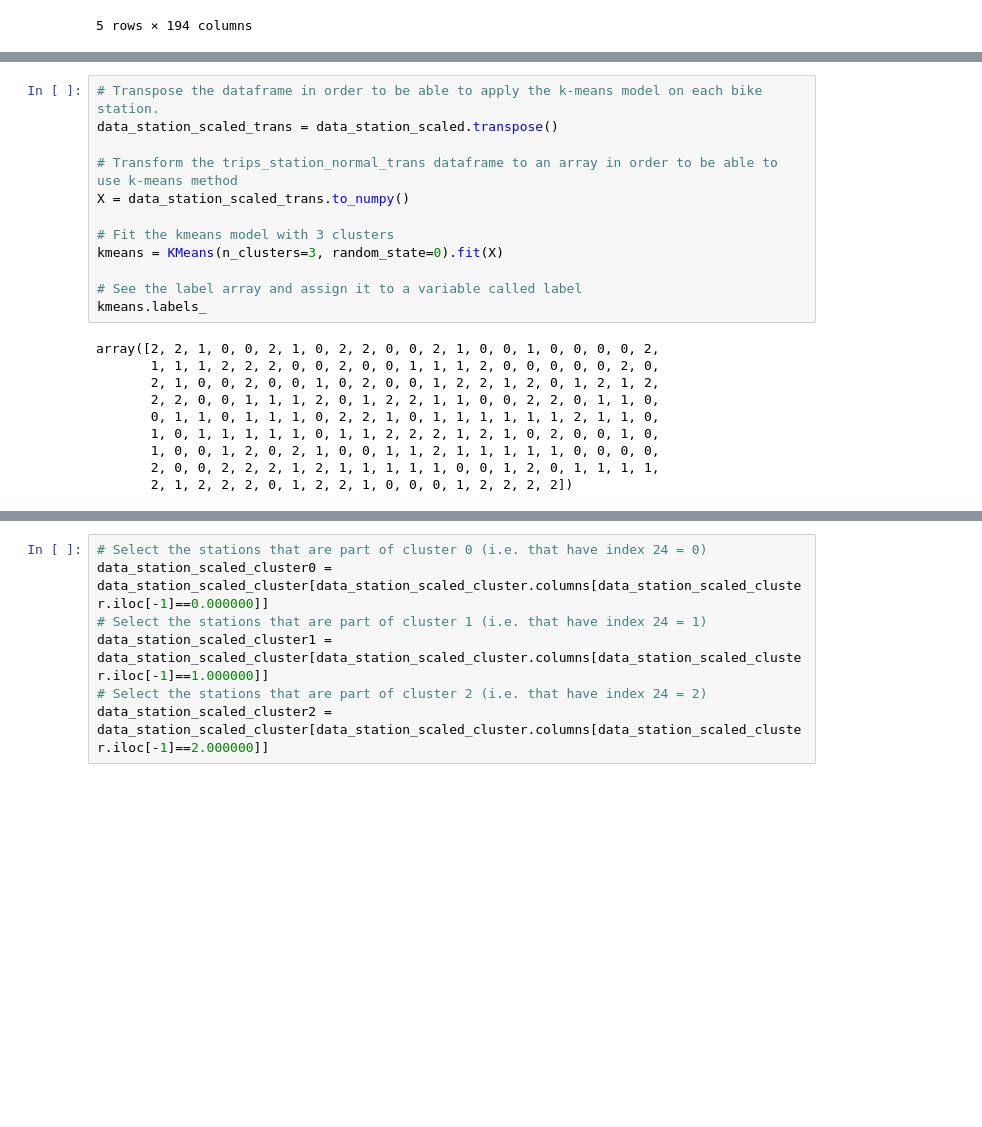
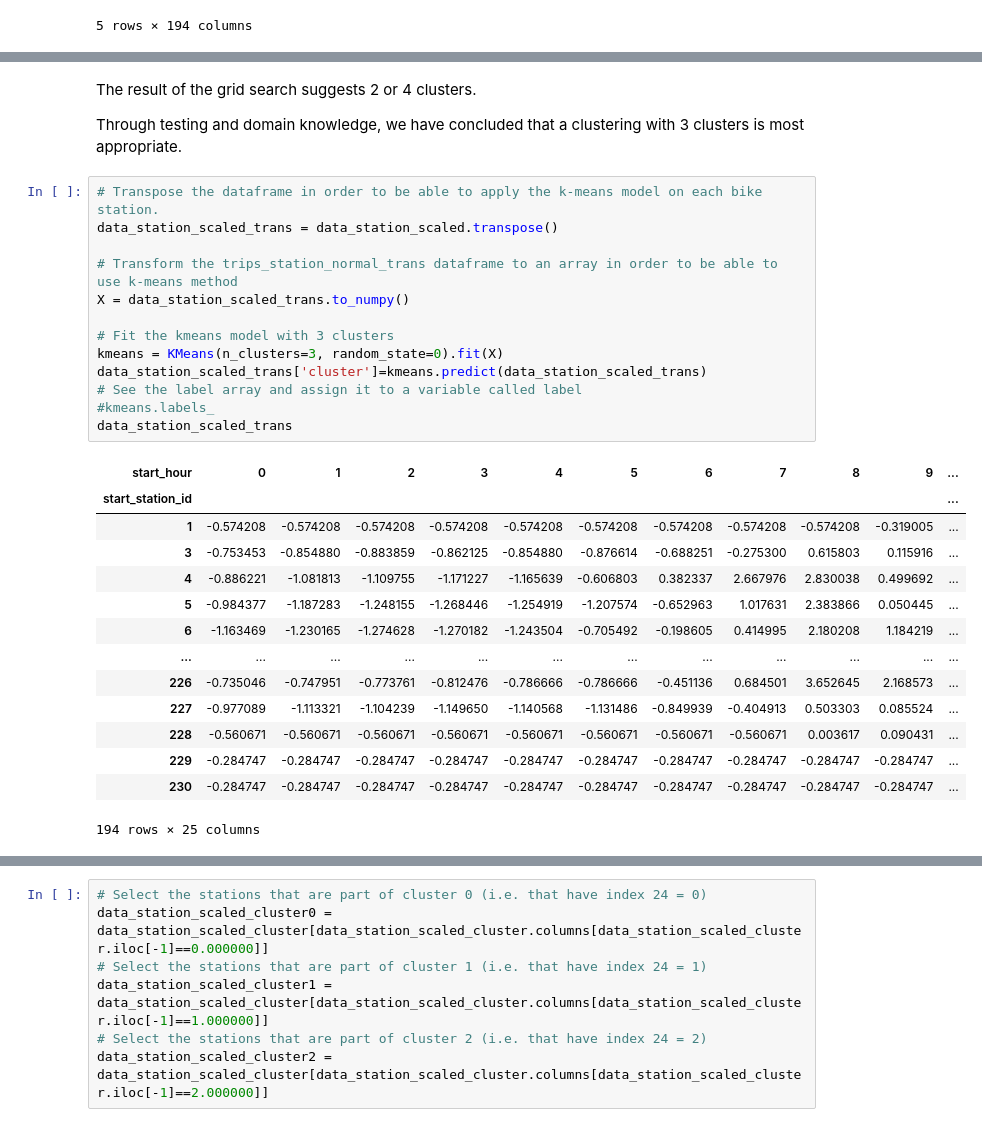
Before and after one commit to NinoVo931/AA_Project, a Jupyter notebook: Clustering.ipynb, the cells around one changed output, grey strips where cells are left out. Saved outputs shown, nothing was run; the diff lists cells and outputs as text; blank space fills up the shorter version.

```diff
--- a/Clustering.ipynb
+++ b/Clustering.ipynb
@@ -339,24 +346,34 @@ Through testing and domain knowledge, we have concluded that a clustering with 3
+# %% [markdown]
+The result of the grid search suggests 2 or 4 clusters.
+
+Through testing and domain knowledge, we have concluded that a clustering with 3 clusters is most appropriate.
 # %%
 # Transpose the dataframe in order to be able to apply the k-means model on each bike station.
 data_station_scaled_trans = data_station_scaled.transpose()
 
 # Transform the trips_station_normal_trans dataframe to an array in order to be able to use k-means method
 X = data_station_scaled_trans.to_numpy()
 
 # Fit the kmeans model with 3 clusters
 kmeans = KMeans(n_clusters=3, random_state=0).fit(X)
-
+data_station_scaled_trans['cluster']=kmeans.predict(data_station_scaled_trans)
 # See the label array and assign it to a variable called label
-kmeans.labels_
+#kmeans.labels_
+data_station_scaled_trans
 # %% [output]
+| start_hour | 0 | 1 | 2 | 3 | 4 | 5 | 6 | 7 | 8 | 9 | ... |
+| start_station_id |  |  |  |  |  |  |  |  |  |  | ... |
+| 1 | -0.574208 | -0.574208 | -0.574208 | -0.574208 | -0.574208 | -0.574208 | -0.574208 | -0.574208 | -0.574208 | -0.319005 | ... |
+| 3 | -0.753453 | -0.854880 | -0.883859 | -0.862125 | -0.854880 | -0.876614 | -0.688251 | -0.275300 | 0.615803 | 0.115916 | ... |
+| 4 | -0.886221 | -1.081813 | -1.109755 | -1.171227 | -1.165639 | -0.606803 | 0.382337 | 2.667976 | 2.830038 | 0.499692 | ... |
+| 5 | -0.984377 | -1.187283 | -1.248155 | -1.268446 | -1.254919 | -1.207574 | -0.652963 | 1.017631 | 2.383866 | 0.050445 | ... |
+| 6 | -1.163469 | -1.230165 | -1.274628 | -1.270182 | -1.243504 | -0.705492 | -0.198605 | 0.414995 | 2.180208 | 1.184219 | ... |
+| ... | ... | ... | ... | ... | ... | ... | ... | ... | ... | ... | ... |
+| 226 | -0.735046 | -0.747951 | -0.773761 | -0.812476 | -0.786666 | -0.786666 | -0.451136 | 0.684501 | 3.652645 | 2.168573 | ... |
+| 227 | -0.977089 | -1.113321 | -1.104239 | -1.149650 | -1.140568 | -1.131486 | -0.849939 | -0.404913 | 0.503303 | 0.085524 | ... |
+| 228 | -0.560671 | -0.560671 | -0.560671 | -0.560671 | -0.560671 | -0.560671 | -0.560671 | -0.560671 | 0.003617 | 0.090431 | ... |
+| 229 | -0.284747 | -0.284747 | -0.284747 | -0.284747 | -0.284747 | -0.284747 | -0.284747 | -0.284747 | -0.284747 | -0.284747 | ... |
+| 230 | -0.284747 | -0.284747 | -0.284747 | -0.284747 | -0.284747 | -0.284747 | -0.284747 | -0.284747 | -0.284747 | -0.284747 | ... |
-array([2, 2, 1, 0, 0, 2, 1, 0, 2, 2, 0, 0, 2, 1, 0, 0, 1, 0, 0, 0, 0, 2,
-       1, 1, 1, 2, 2, 2, 0, 0, 2, 0, 0, 1, 1, 1, 2, 0, 0, 0, 0, 0, 2, 0,
-       2, 1, 0, 0, 2, 0, 0, 1, 0, 2, 0, 0, 1, 2, 2, 1, 2, 0, 1, 2, 1, 2,
-       2, 2, 0, 0, 1, 1, 1, 2, 0, 1, 2, 2, 1, 1, 0, 0, 2, 2, 0, 1, 1, 0,
-       0, 1, 1, 0, 1, 1, 1, 0, 2, 2, 1, 0, 1, 1, 1, 1, 1, 1, 2, 1, 1, 0,
-       1, 0, 1, 1, 1, 1, 1, 0, 1, 1, 2, 2, 2, 1, 2, 1, 0, 2, 0, 0, 1, 0,
-       1, 0, 0, 1, 2, 0, 2, 1, 0, 0, 1, 1, 2, 1, 1, 1, 1, 1, 0, 0, 0, 0,
-       2, 0, 0, 2, 2, 2, 1, 2, 1, 1, 1, 1, 1, 0, 0, 1, 2, 0, 1, 1, 1, 1,
-       2, 1, 2, 2, 2, 0, 1, 2, 2, 1, 0, 0, 0, 1, 2, 2, 2, 2])
+194 rows × 25 columns
 # %%
 # Add the label array to the data_station_scaled array
```
Also changed, not shown: parts of 11 cells of this notebook, 1 other file.
